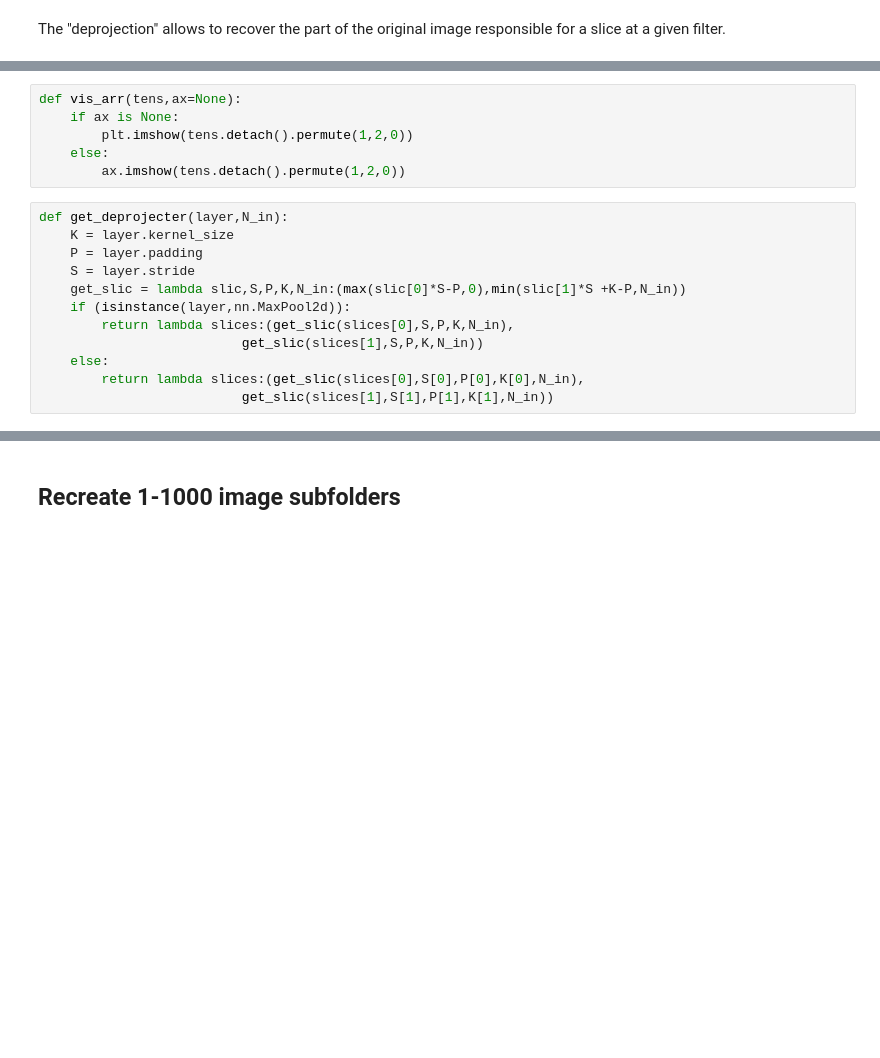
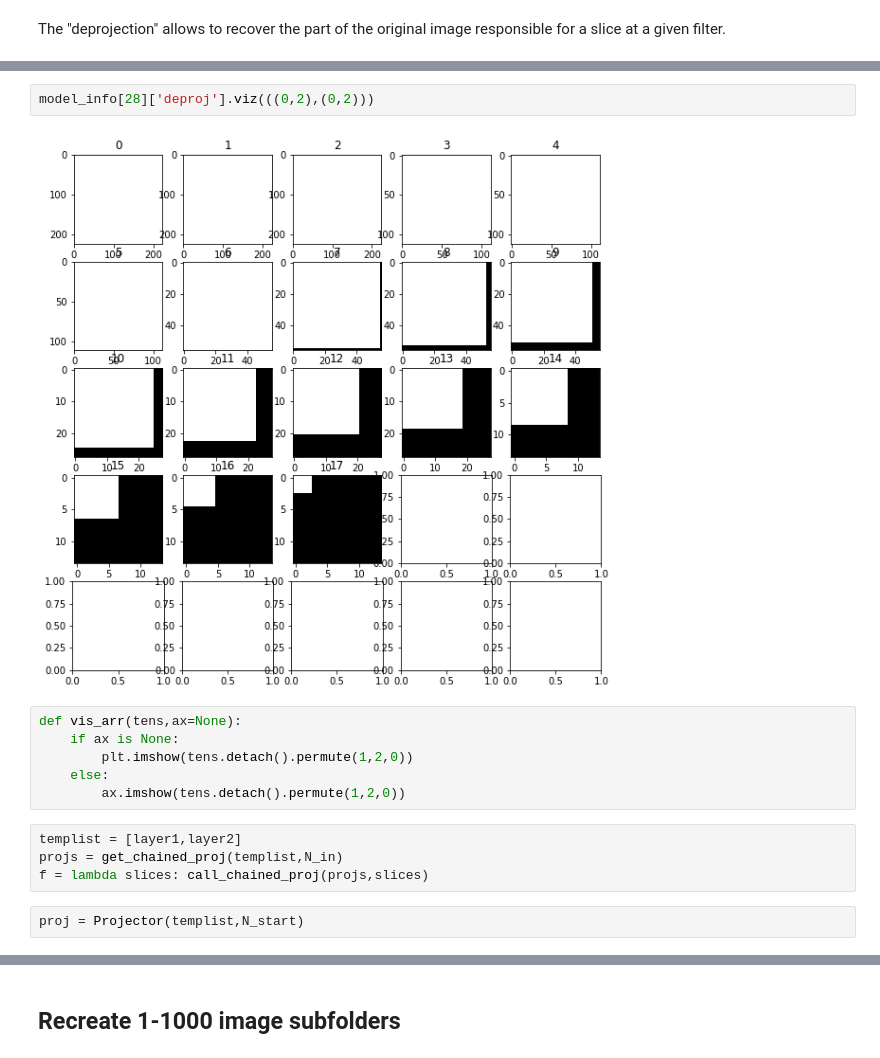
Before and after one commit to torchlurk/torchlurk, a Jupyter notebook: Torchlurk.ipynb, the cells around one changed output, grey strips where cells are left out. Cells and saved outputs as stored; diff of their text form; blank space fills up the shorter version.

Commit message:
implemented the Projector class and tested it. Works pretty fine!

```diff
--- a/Torchlurk.ipynb
+++ b/Torchlurk.ipynb
@@ -394,18 +499,16 @@ The "deprojection" allows to recover the part of the original image responsible
+# %%
+model_info[28]['deproj'].viz(((0,2),(0,2)))
+# %% [output]
+[figure, added]
 # %%
 def vis_arr(tens,ax=None):
     if ax is None:
         plt.imshow(tens.detach().permute(1,2,0))
     else:
         ax.imshow(tens.detach().permute(1,2,0))
-# %%
-def get_deprojecter(layer,N_in):
-    K = layer.kernel_size
-    P = layer.padding
-    S = layer.stride
-    get_slic = lambda slic,S,P,K,N_in:(max(slic[0]*S-P,0),min(slic[1]*S +K-P,N_in))
-    if (isinstance(layer,nn.MaxPool2d)):
-        return lambda slices:(get_slic(slices[0],S,P,K,N_in),
-                          get_slic(slices[1],S,P,K,N_in))
-    else:
-        return lambda slices:(get_slic(slices[0],S[0],P[0],K[0],N_in),
-                          get_slic(slices[1],S[1],P[1],K[1],N_in))
+# %%
+templist = [layer1,layer2]
+projs = get_chained_proj(templist,N_in)
+f = lambda slices: call_chained_proj(projs,slices)
+# %%
+proj = Projector(templist,N_start)
```
Also changed, not shown: parts of 7 cells of this notebook.
